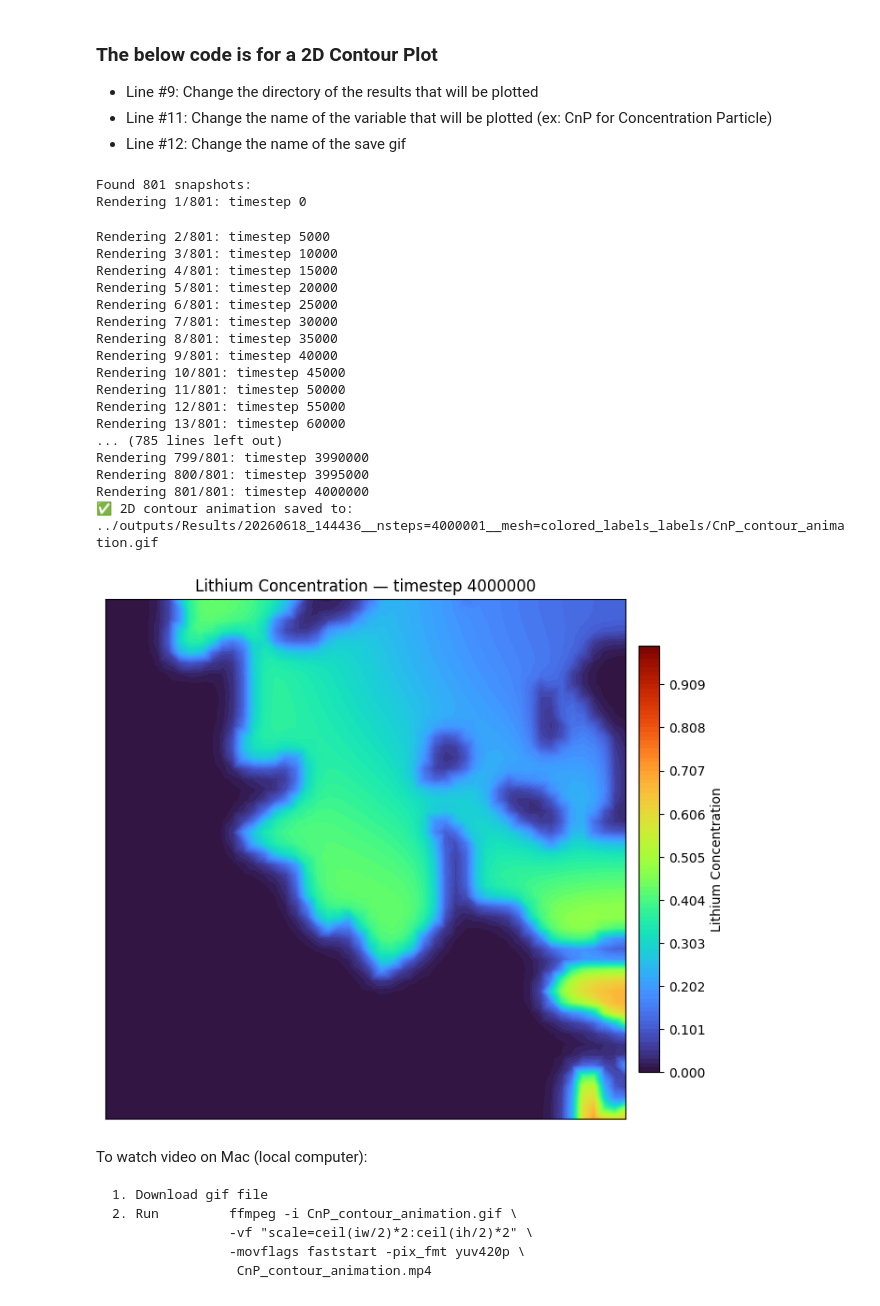
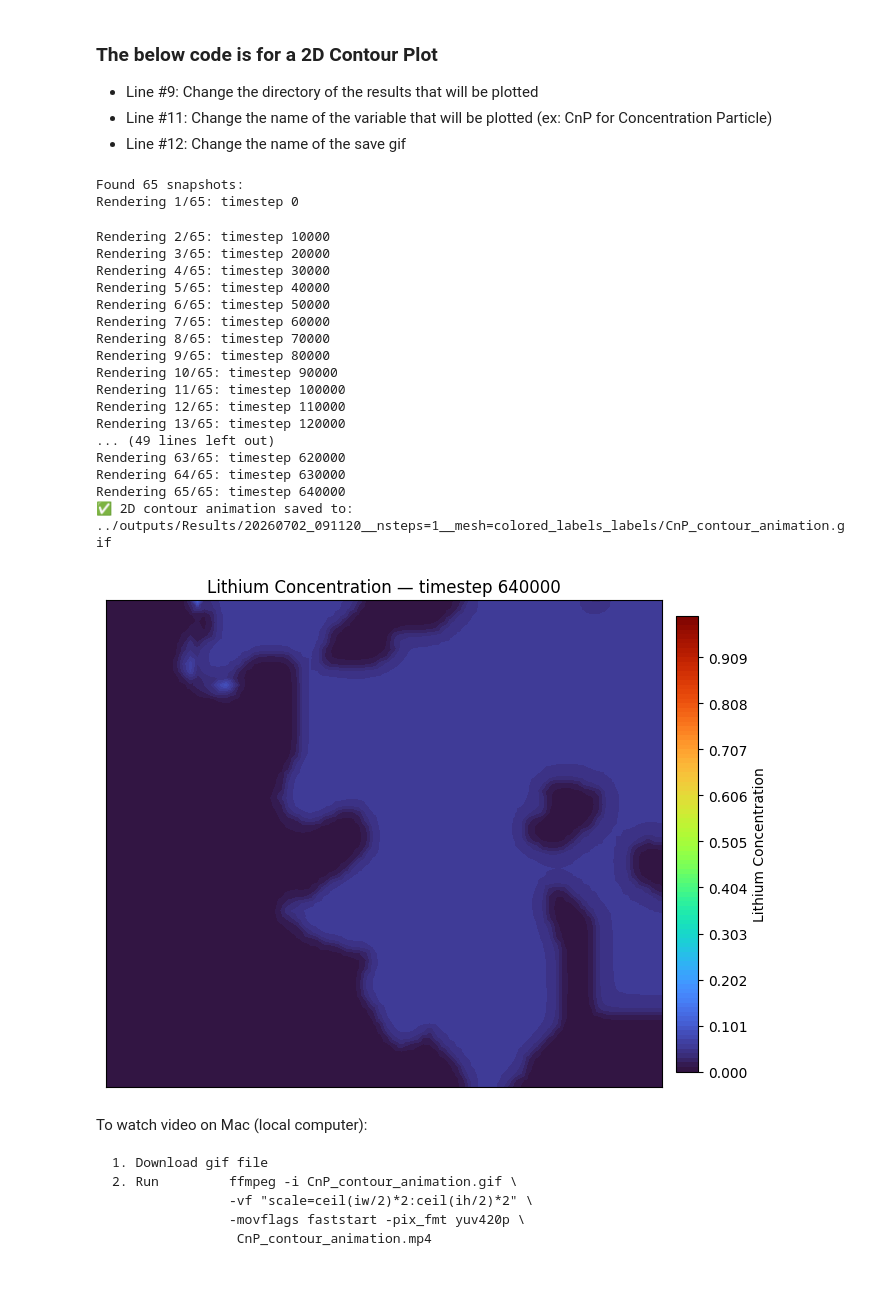
Before and after one commit to trahman64/BESFEM, a Jupyter notebook: plotting/timestep_plot.ipynb, the cells around one changed output. Drawn from its saved outputs; the diff is of its cells as text; code cells hidden in the pictures.

Commit message:
updating plotting

```diff
--- a/plotting/timestep_plot.ipynb
+++ b/plotting/timestep_plot.ipynb
@@ -116,7 +116,7 @@ import glob, os
 from matplotlib.colors import Normalize
 
 # --- USER SETTINGS ---
-result_dir = "../outputs/Results/20260618_120157__nsteps=2000001__mesh=colored_labels_labels"
+result_dir = "../outputs/Results/20260702_091120__nsteps=1__mesh=colored_labels_labels"
 mesh_file = os.path.join(result_dir, "pmesh")
 # mesh_file = os.path.join("../MSU_HPCC/pmesh")
 pattern = os.path.join(result_dir, "CnP_total_[0-9]*")
@@ -154,8 +154,8 @@ ax.set_xticks([]); ax.set_yticks([])
 plt.tight_layout()
 
 # ✅ Fixed normalization and levels
-norm = Normalize(vmin=0.0, vmax=1.0)
-levels = np.linspace(0, 1.0, 100)
+norm = Normalize(vmin=0.0, vmax=0.10)
+levels = np.linspace(0, 0.10, 100)
 
 # Dummy contour for fixed 0–1 colorbar
 dummy = ax.tricontourf(X, Y, np.zeros_like(X), levels=levels, cmap='turbo', norm=norm)
@@ -163,54 +163,54 @@ cbar = fig.colorbar(dummy, ax=ax, shrink=0.8, pad=0.02)
 cbar.set_label("Lithium Concentration")
 ax.clear()
 
 # --- Create GIF writer ---
 with imageio.get_writer(output_gif, mode='I', fps=5) as writer:
     for i, fname in enumerate(files):
         step_str = os.path.basename(fname).split("_")[-1]
         timestep = int(step_str)
         print(f"Rendering {i+1}/{len(files)}: timestep {timestep}")
 
         # Load MFEM GridFunction data
         gf = mfem.GridFunction(mesh, fname)
         Z = gf.GetDataArray()
 
-        Z = np.clip(Z, 0.0, 1.0) # Forcing values within [0, 1.0]
+        Z = np.clip(Z, 0.0, 0.10) # Forcing values within [0, 1.0]
 
         ax.clear()
         cntr = ax.tricontourf(X, Y, Z, levels=levels, cmap='turbo', norm=norm)
         ax.set_aspect('equal', adjustable='box')
         ax.set_xticks([]); ax.set_yticks([])
         ax.set_title(f"Lithium Concentration — timestep {timestep}")
 
         # Save frame to temp file
         frame_path = "temp_frame.png"
         plt.savefig(frame_path, dpi=100, bbox_inches='tight')
         writer.append_data(imageio.imread(frame_path))
 
 # Clean up temporary frame
 os.remove("temp_frame.png")
 print(f"✅ 2D contour animation saved to: {output_gif}")
 # %% [output]
-Found 801 snapshots:
-Rendering 1/801: timestep 0
+Found 65 snapshots:
+Rendering 1/65: timestep 0
-Rendering 2/801: timestep 5000
-Rendering 3/801: timestep 10000
-Rendering 4/801: timestep 15000
-Rendering 5/801: timestep 20000
-Rendering 6/801: timestep 25000
-Rendering 7/801: timestep 30000
-Rendering 8/801: timestep 35000
-Rendering 9/801: timestep 40000
-Rendering 10/801: timestep 45000
-Rendering 11/801: timestep 50000
-Rendering 12/801: timestep 55000
-Rendering 13/801: timestep 60000
-... (785 lines left out)
-Rendering 799/801: timestep 3990000
-Rendering 800/801: timestep 3995000
-Rendering 801/801: timestep 4000000
-✅ 2D contour animation saved to: ../outputs/Results/20260618_144436__nsteps=4000001__mesh=colored_labels_labels/CnP_contour_animation.gif
+Rendering 2/65: timestep 10000
+Rendering 3/65: timestep 20000
+Rendering 4/65: timestep 30000
+Rendering 5/65: timestep 40000
+Rendering 6/65: timestep 50000
+Rendering 7/65: timestep 60000
+Rendering 8/65: timestep 70000
+Rendering 9/65: timestep 80000
+Rendering 10/65: timestep 90000
+Rendering 11/65: timestep 100000
+Rendering 12/65: timestep 110000
+Rendering 13/65: timestep 120000
+... (49 lines left out)
+Rendering 63/65: timestep 620000
+Rendering 64/65: timestep 630000
+Rendering 65/65: timestep 640000
+✅ 2D contour animation saved to: ../outputs/Results/20260702_091120__nsteps=1__mesh=colored_labels_labels/CnP_contour_animation.gif
-[figure, old version]
+[figure, new version]
 # %% [markdown]
 To watch video on Mac (local computer):
 
```
